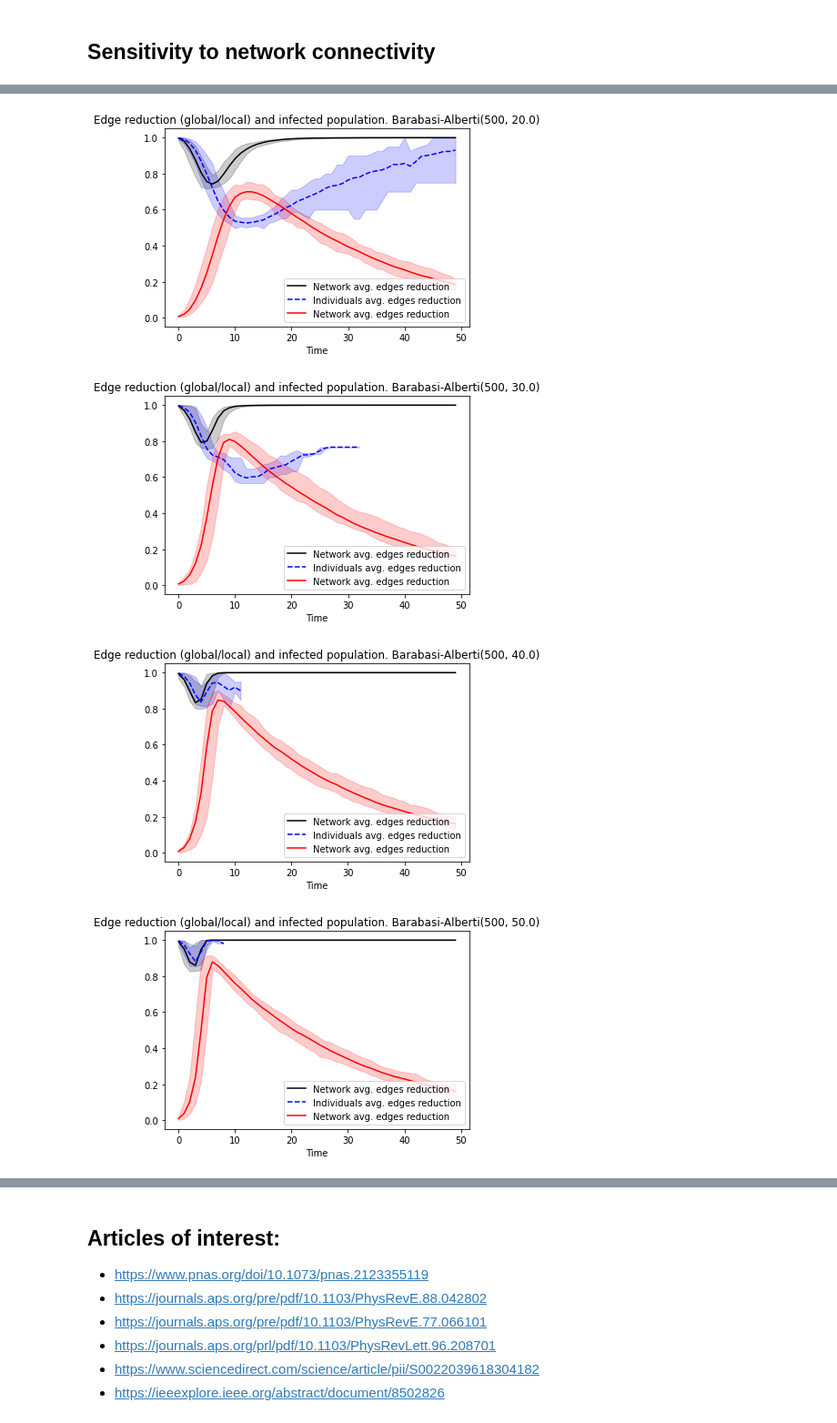
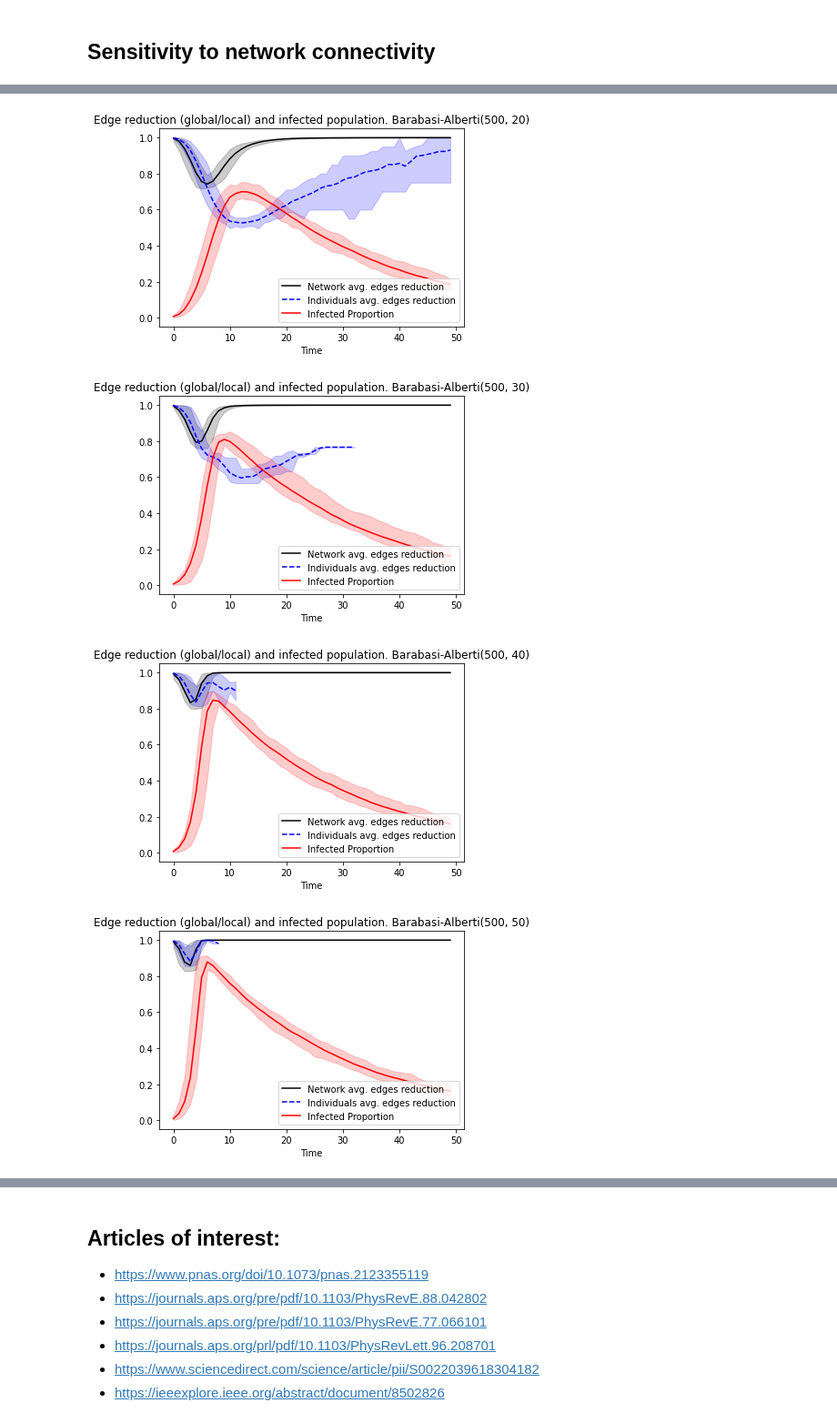
Before and after one commit to JimmyCalvoMonge/AdaptiveNetworks, a Jupyter notebook: network_experiments.ipynb, the cells around one changed output, grey strips where cells are left out. Shown at 91% size. Drawn from its saved outputs; the diff is of its cells as text; code cells hidden in the pictures.

```diff
--- a/network_experiments.ipynb
+++ b/network_experiments.ipynb
@@ -586,6 +588,4 @@ bepidist_data_c.columns = ['day', 's_mean', 's_min', 's_max', 'i_mean', 'i_min',
                          'r_mean', 'r_min', 'r_max', 'edgecount_mean', 'edgecount_min', 'edgecount_max',
 'suscedgecount_mean', 'suscedgecount_min', 'suscedgecount_max', 'ped']
 bepidist_data_c = bepidist_data_c.apply(pd.to_numeric)
-conns = bepidist_data_c['ped'].unique().tolist()
-print(conns)
-bepidist_data_c
+conns = bepidist_data_c['ped'].unique().tolist()[5:]
@@ -680,4 +648,6 @@ bepidist_data_ba
 # %%
+day_lags = []
+
 for m in mms:
 
     bepidist = bepidist_data_ba.copy()
@@ -700,16 +670,18 @@ for m in mms:
     lower_sus = bepidist['suscedgecount_min'].astype(float).tolist()
     upper_sus = bepidist['suscedgecount_max'].astype(float).tolist()
 
-    plt.figure()
-    days = 50
-    plt.plot(mean_all[0:days],'-k', label="Network avg. edges reduction")
-    plt.fill_between(list(range(len(mean_all[0:days]))), upper_all[0:days], lower_all[0:days], color="k", alpha=0.2)
-    plt.plot(mean_sus[0:days], linestyle='--', color='b', label="Individuals avg. edges reduction")
-    plt.fill_between(list(range(len(mean_sus[0:days]))), upper_sus[0:days], lower_sus[0:days], color="b", alpha=0.2)
-    plt.plot(i_mean[0:days],'-r', label="Network avg. edges reduction")
-    plt.fill_between(list(range(len(i_mean[0:days]))), i_max[0:days], i_min[0:days], color="r", alpha=0.2)
-    plt.legend(loc="lower right")
-    plt.title(f"Edge reduction (global/local) and infected population. Barabasi-Alberti(500, {m})")
-    plt.xlabel("Time")
-    plt.show()
+    day_lags.append(np.nanargmin(mean_sus) - np.nanargmin(mean_all))
+
+    # plt.figure()
+    # days = 50
+    # plt.plot(mean_all[0:days],'-k', label="Network avg. edges reduction")
+    # plt.fill_between(list(range(len(mean_all[0:days]))), upper_all[0:days], lower_all[0:days], color="k", alpha=0.2)
+    # plt.plot(mean_sus[0:days], linestyle='--', color='b', label="Individuals avg. edges reduction")
+    # plt.fill_between(list(range(len(mean_sus[0:days]))), upper_sus[0:days], lower_sus[0:days], color="b", alpha=0.2)
+    # plt.plot(i_mean[0:days],'-r', label="Infected Proportion")
+    # plt.fill_between(list(range(len(i_mean[0:days]))), i_max[0:days], i_min[0:days], color="r", alpha=0.2)
+    # plt.legend(loc="lower right")
+    # plt.title(f"Edge reduction (global/local) and infected population. Barabasi-Alberti(500, {int(m)})")
+    # plt.xlabel("Time")
+    # plt.show()
 # %% [output]
@@ -717,4 +689,4 @@ for m in mms:
-[figure, old version]
+[figure, new version]
-[figure, old version]
+[figure, new version]
-[figure, old version]
+[figure, new version]
-[figure, old version]
+[figure, new version]
```
Also changed, not shown: parts of 9 cells of this notebook, 19 other files.
